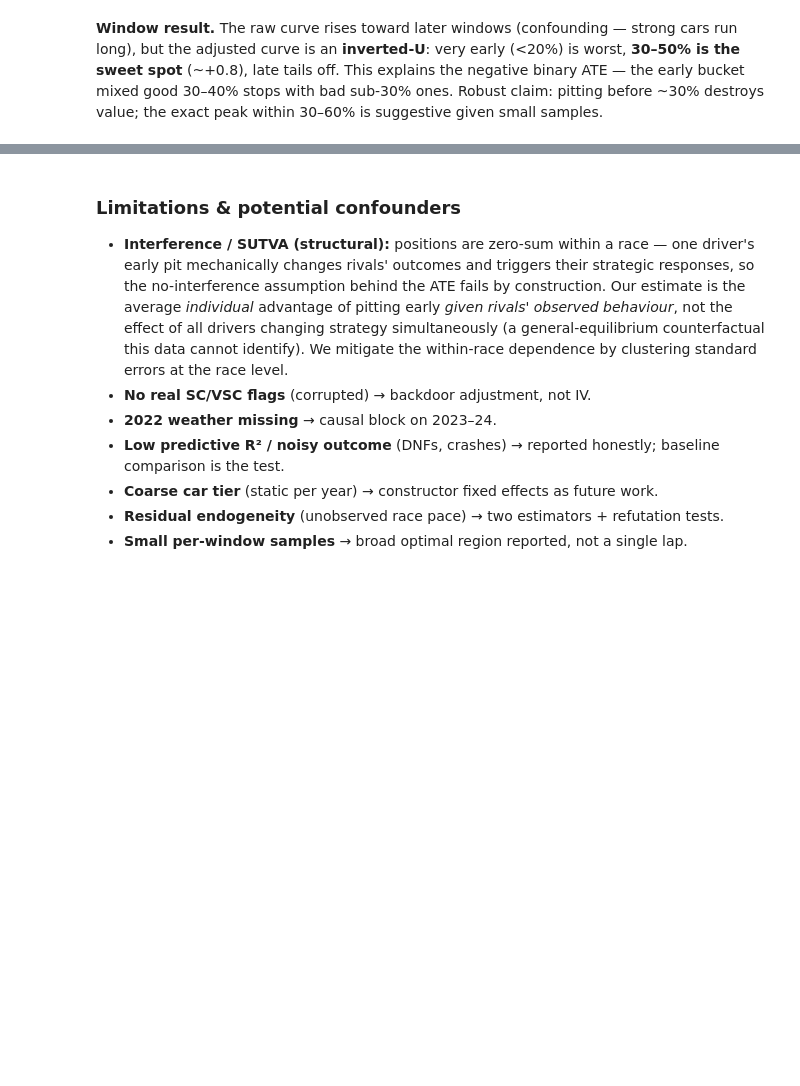
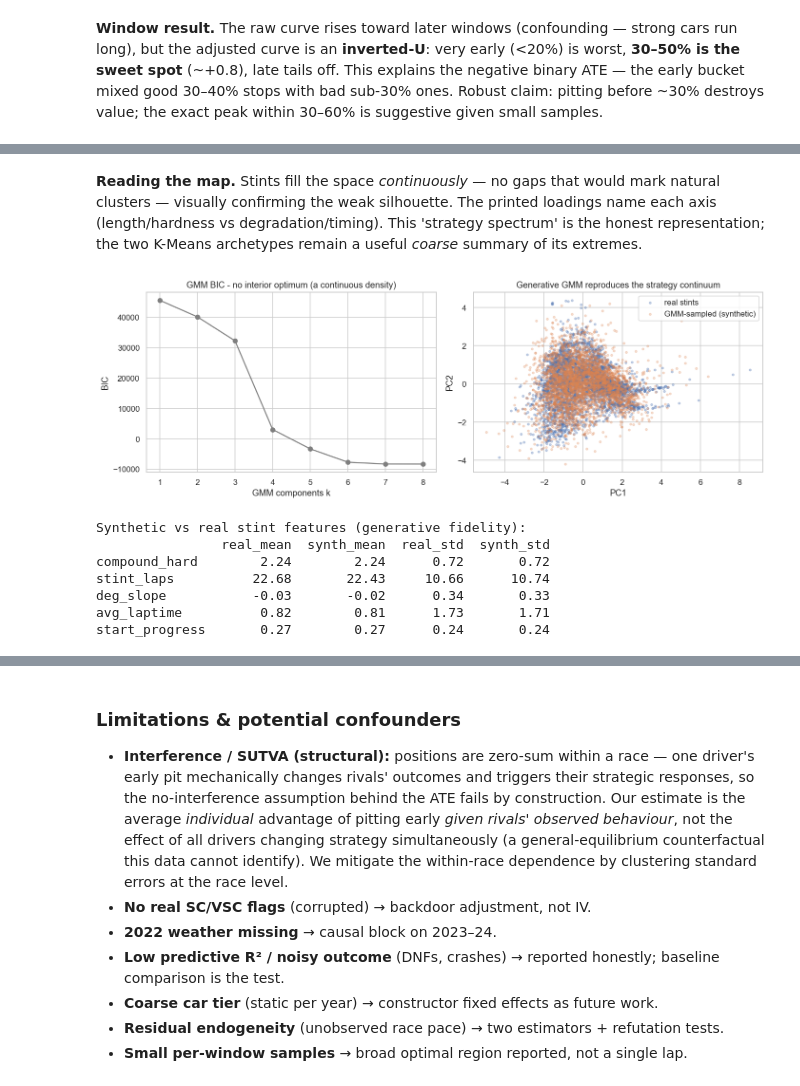
Before and after one commit to Munish0303/dai-mission-group-K, a Jupyter notebook: notebook.ipynb, the cells around one changed output, grey strips where cells are left out. Drawn from its saved outputs; the diff is of its cells as text; code cells hidden in the pictures; blank space fills up the shorter version.

```diff
--- a/notebook.ipynb
+++ b/notebook.ipynb
@@ -793,0 +750,21 @@ ax.set_title('Position Gain by Pit Window'); ax.legend(fontsize=8); plt.tight_la
+# %%
+from sklearn.cluster import KMeans
+from sklearn.metrics import silhouette_score
+from sklearn.preprocessing import StandardScaler
+clean_laps=df[df.is_slow_lap==0].copy()
+stint_df=(clean_laps.groupby(['Driver','Race','Year','Stint']).agg(
+    compound=('Compound','first'),compound_hard=('compound_hardness','first'),stint_laps=('TyreLife','max'),
+    avg_laptime=('laptime_pct_above_median','mean'),start_progress=('RaceProgress','min'),
+    track_temp=('track_temp_mean','first'),tier_enc=('tier_enc','first')).reset_index()
+    .dropna(subset=['track_temp']))
+stint_df=stint_df[stint_df.compound.isin(['SOFT','MEDIUM','HARD'])]
+stint_df=stint_df[stint_df.avg_laptime<15]  # drop incident stints (1-lap crash/damage artefacts)
+# Degradation SLOPE (s/lap): one non-collinear wear feature (replaces the two correlated
+# avg_deg/final_deg measures, r=0.74). The deg_slope dropna below also enforces >=3 valid
+# degradation laps per stint - the data-completeness filter.
+def _slope(g):
+    g=g.dropna(subset=['cumulative_degradation_clean'])
+    return np.polyfit(g['TyreLife'],g['cumulative_degradation_clean'],1)[0] if len(g)>=3 else np.nan
+_sl=clean_laps.groupby(['Driver','Race','Year','Stint']).apply(_slope,include_groups=False).rename('deg_slope').reset_index()
+stint_df=stint_df.merge(_sl,on=['Driver','Race','Year','Stint'],how='left').dropna(subset=['deg_slope'])
+print('Stints:',stint_df.shape[0])
@@ -793,0 +876,32 @@ ax.set_title('Position Gain by Pit Window'); ax.legend(fontsize=8); plt.tight_la
+# %% [markdown]
+**Reading the map.** Stints fill the space *continuously* — no gaps that would mark natural clusters — visually confirming the weak silhouette. The printed loadings name each axis (length/hardness vs degradation/timing). This 'strategy spectrum' is the honest representation; the two K-Means archetypes remain a useful *coarse* summary of its extremes.
+# %%
+# Generative model: a Gaussian Mixture is a *generative* density over the strategy space. We fit one
+# and SAMPLE synthetic stints - if they reproduce the real distribution, the GMM has learned the
+# continuum (a distribution, not labels). BIC keeps improving with k (no interior optimum): a
+# continuous density to model, not a fixed number of clusters to count - echoing the gap statistic.
+from sklearn.mixture import GaussianMixture
+_scl=StandardScaler().fit(stint_df[CF])
+_bic=[GaussianMixture(k,covariance_type='full',random_state=42,n_init=3).fit(Xs).bic(Xs) for k in range(1,9)]
+gmm=GaussianMixture(3,covariance_type='full',random_state=42,n_init=5).fit(Xs)
+Xsyn,_=gmm.sample(len(Xs)); Psyn=_p.transform(Xsyn); syn=_scl.inverse_transform(Xsyn)
+fig,ax=plt.subplots(1,2,figsize=(13,4.5))
+ax[0].plot(range(1,9),_bic,'o-',color='tab:gray'); ax[0].set_xlabel('GMM components k'); ax[0].set_ylabel('BIC')
+ax[0].set_title('GMM BIC - no interior optimum (a continuous density)')
+ax[1].scatter(_P[:,0],_P[:,1],s=8,alpha=0.30,color='#4c72b0',label='real stints')
+ax[1].scatter(Psyn[:,0],Psyn[:,1],s=8,alpha=0.25,color='#dd8452',label='GMM-sampled (synthetic)')
+ax[1].set_xlabel('PC1'); ax[1].set_ylabel('PC2'); ax[1].legend()
+ax[1].set_title('Generative GMM reproduces the strategy continuum')
+plt.tight_layout(); plt.savefig('generative_gmm.png',bbox_inches='tight'); plt.show()
+_cmp=pd.DataFrame({'real_mean':stint_df[CF].mean().values,'synth_mean':syn.mean(0),
+                   'real_std':stint_df[CF].std().values,'synth_std':syn.std(0)},index=CF)
+print('Synthetic vs real stint features (generative fidelity):'); print(_cmp.round(2).to_string())
+# %% [output]
+[figure, added]
+Synthetic vs real stint features (generative fidelity):
+                real_mean  synth_mean  real_std  synth_std
+compound_hard        2.24        2.24      0.72       0.72
+stint_laps          22.68       22.43     10.66      10.74
+deg_slope           -0.03       -0.02      0.34       0.33
+avg_laptime          0.82        0.81      1.73       1.71
+start_progress       0.27        0.27      0.24       0.24
```
Also changed, not shown: parts of 70 cells of this notebook.
